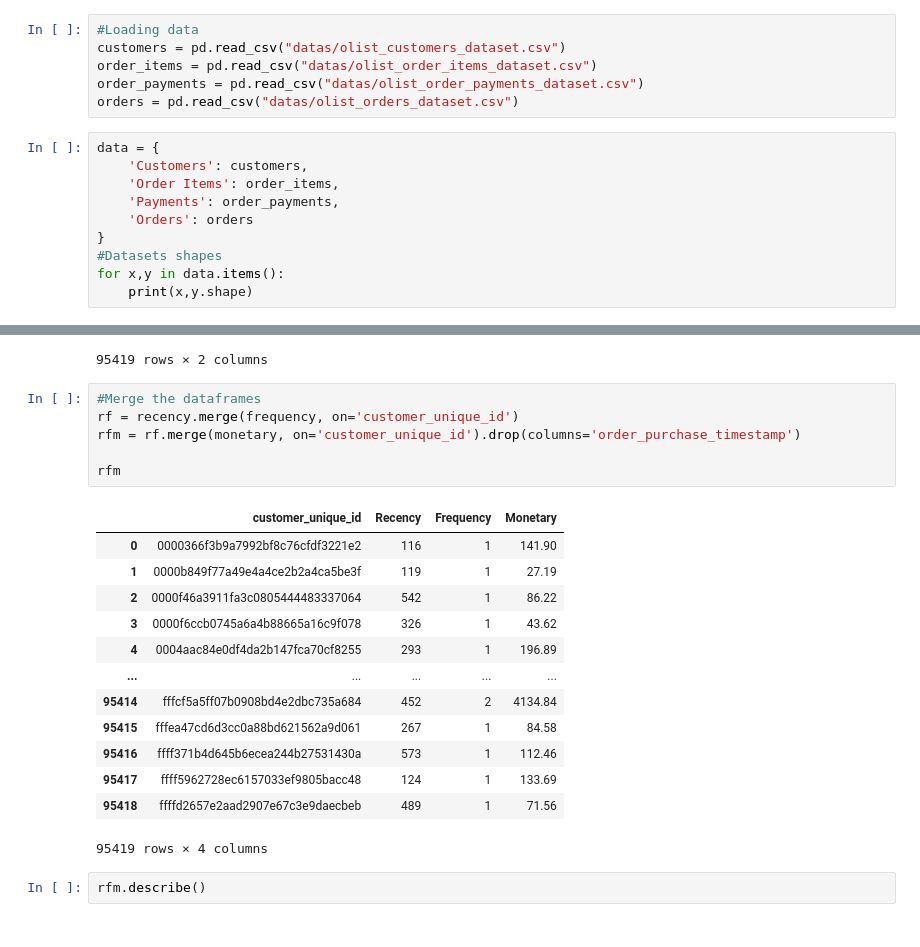
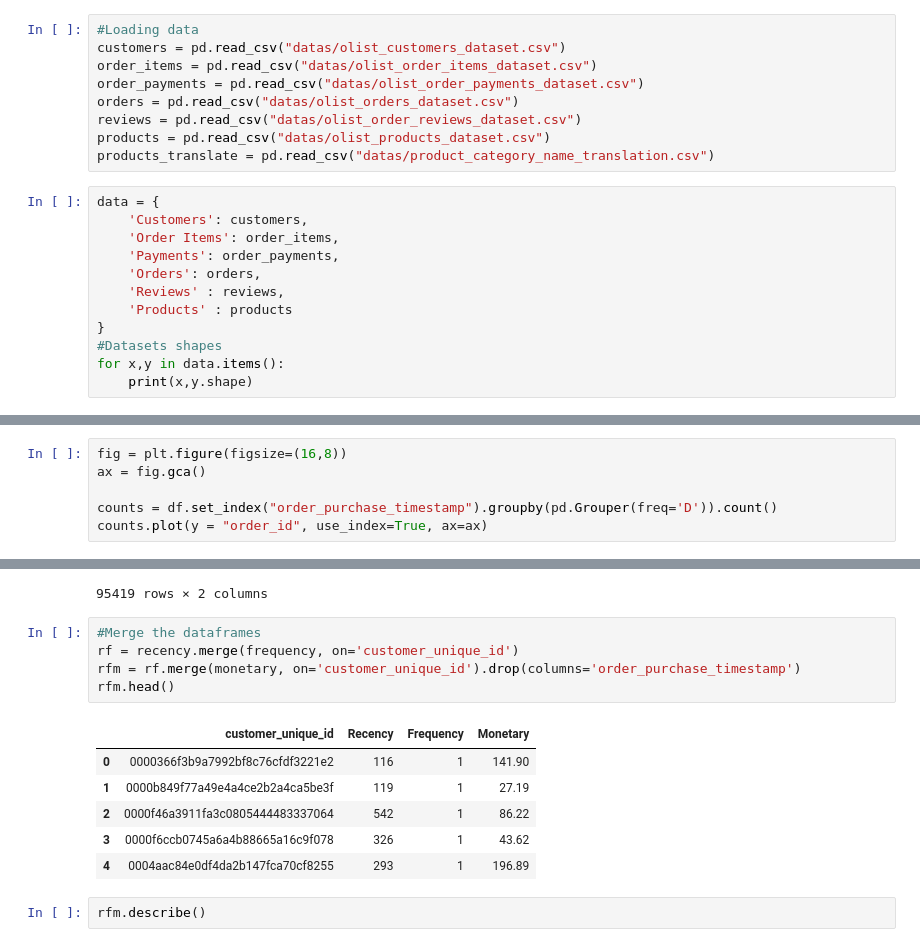
Before and after one commit to onangeko/redstring, a Jupyter notebook: client_analysis_rfm_clustering.ipynb, the cells around one changed output, grey strips where cells are left out. Drawn from its saved outputs; the diff is of its cells as text.

```diff
--- a/client_analysis_rfm_clustering.ipynb
+++ b/client_analysis_rfm_clustering.ipynb
@@ -45,12 +86,17 @@ customers = pd.read_csv("datas/olist_customers_dataset.csv")
 order_items = pd.read_csv("datas/olist_order_items_dataset.csv")
 order_payments = pd.read_csv("datas/olist_order_payments_dataset.csv")
 orders = pd.read_csv("datas/olist_orders_dataset.csv")
+reviews = pd.read_csv("datas/olist_order_reviews_dataset.csv")
+products = pd.read_csv("datas/olist_products_dataset.csv")
+products_translate = pd.read_csv("datas/product_category_name_translation.csv")
 # %%
 data = {
     'Customers': customers,
     'Order Items': order_items,
     'Payments': order_payments,
-    'Orders': orders
+    'Orders': orders,
+    'Reviews' : reviews,
+    'Products' : products
 }
 #Datasets shapes
 for x,y in data.items():
@@ -134,0 +204,6 @@ df.describe()
+# %%
+fig = plt.figure(figsize=(16,8))
+ax = fig.gca()
+
+counts = df.set_index("order_purchase_timestamp").groupby(pd.Grouper(freq='D')).count()
+counts.plot(y = "order_id", use_index=True, ax=ax)
@@ -214,23 +306,15 @@ monetary
 # %%
 #Merge the dataframes
 rf = recency.merge(frequency, on='customer_unique_id')
 rfm = rf.merge(monetary, on='customer_unique_id').drop(columns='order_purchase_timestamp')
-
-rfm
+rfm.head()
 # %% [output]
 |  | customer_unique_id | Recency | Frequency | Monetary |
 | 0 | 0000366f3b9a7992bf8c76cfdf3221e2 | 116 | 1 | 141.90 |
 | 1 | 0000b849f77a49e4a4ce2b2a4ca5be3f | 119 | 1 | 27.19 |
 | 2 | 0000f46a3911fa3c0805444483337064 | 542 | 1 | 86.22 |
 | 3 | 0000f6ccb0745a6a4b88665a16c9f078 | 326 | 1 | 43.62 |
 | 4 | 0004aac84e0df4da2b147fca70cf8255 | 293 | 1 | 196.89 |
-| ... | ... | ... | ... | ... |
-| 95414 | fffcf5a5ff07b0908bd4e2dbc735a684 | 452 | 2 | 4134.84 |
-| 95415 | fffea47cd6d3cc0a88bd621562a9d061 | 267 | 1 | 84.58 |
-| 95416 | ffff371b4d645b6ecea244b27531430a | 573 | 1 | 112.46 |
-| 95417 | ffff5962728ec6157033ef9805bacc48 | 124 | 1 | 133.69 |
-| 95418 | ffffd2657e2aad2907e67c3e9daecbeb | 489 | 1 | 71.56 |
-95419 rows × 4 columns
 # %%
 rfm.describe()
 # %% [output]
```
Also changed, not shown: parts of 27 cells of this notebook, 1 other file.
